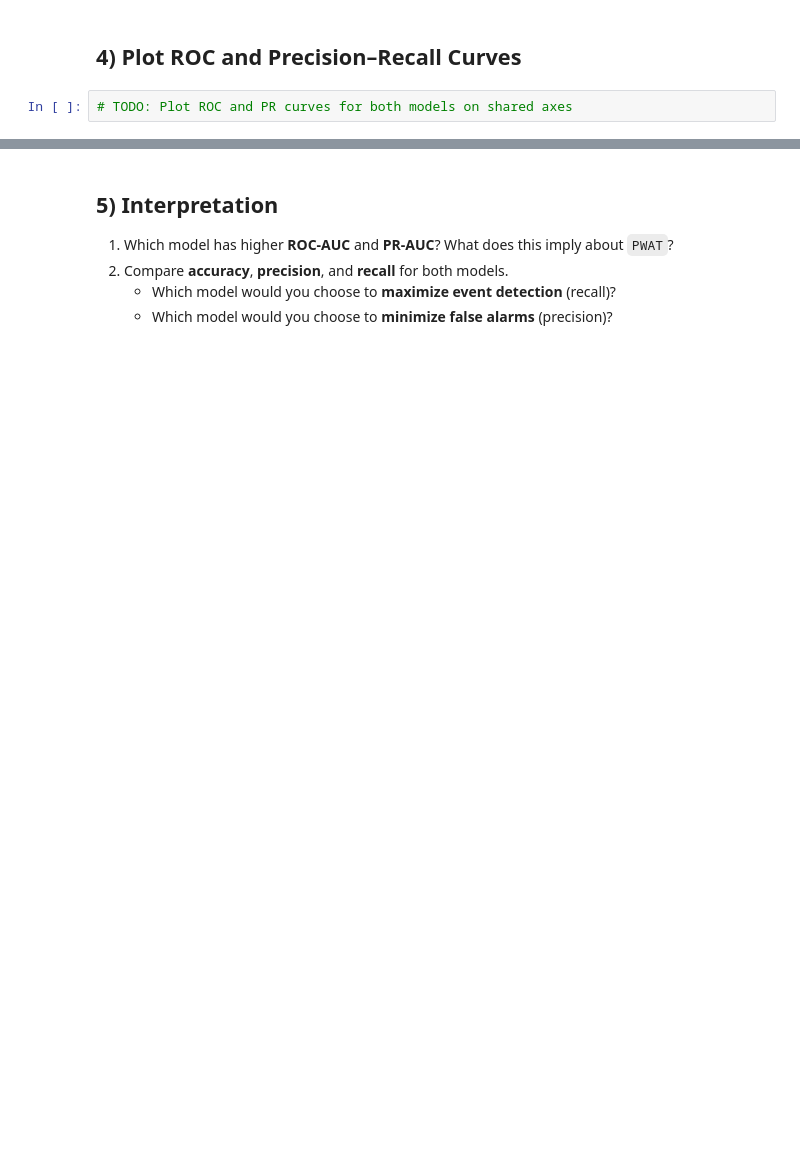
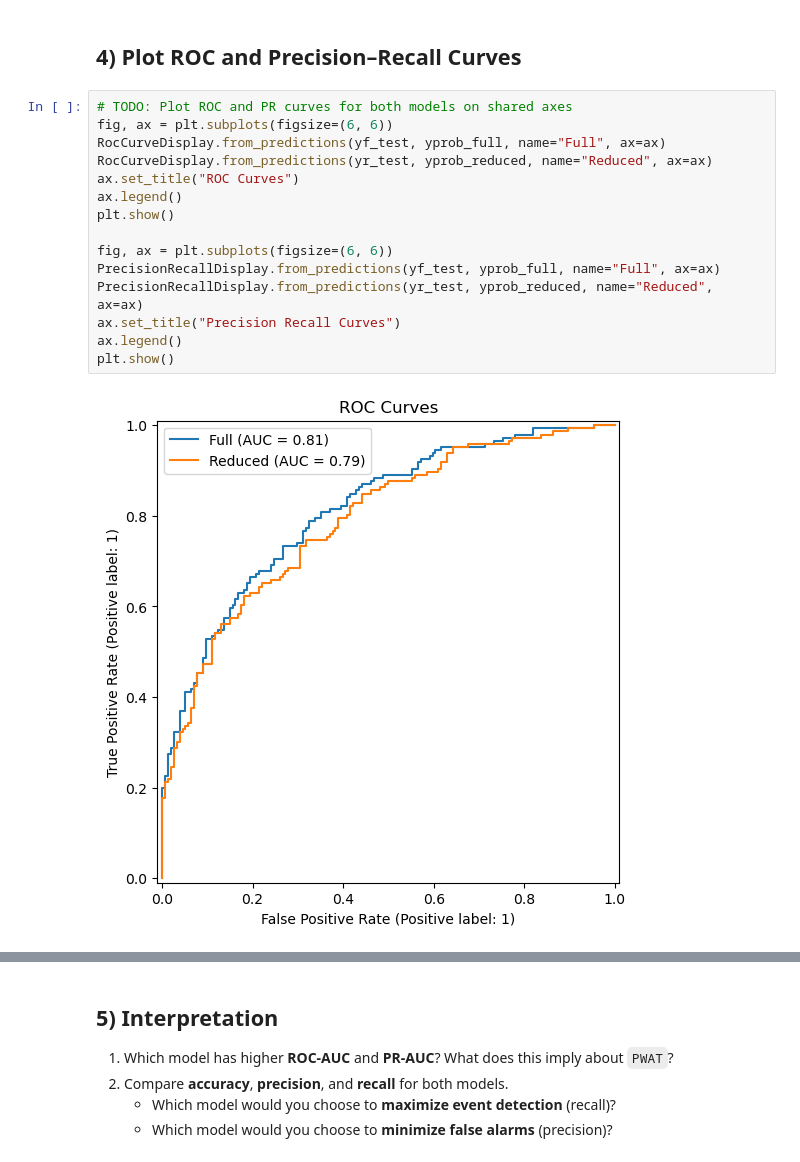
Before and after one commit to swnesbitt/ATMS-523-Module-5-Checkin, a Jupyter notebook: notebooks/LogReg_Compare_Models.ipynb, the cells around one changed output, grey strips where cells are left out. Saved outputs shown, nothing was run; the diff lists cells and outputs as text; blank space fills up the shorter version.

```diff
--- a/notebooks/LogReg_Compare_Models.ipynb
+++ b/notebooks/LogReg_Compare_Models.ipynb
@@ -83,3 +111,18 @@ ypred_reduced = (yprob_reduced >= thr).astype(int)
 ## 4) Plot ROC and Precision–Recall Curves
 # %%
 # TODO: Plot ROC and PR curves for both models on shared axes
+fig, ax = plt.subplots(figsize=(6, 6))
+RocCurveDisplay.from_predictions(yf_test, yprob_full, name="Full", ax=ax)
+RocCurveDisplay.from_predictions(yr_test, yprob_reduced, name="Reduced", ax=ax)
+ax.set_title("ROC Curves")
+ax.legend()
+plt.show()
+
+fig, ax = plt.subplots(figsize=(6, 6))
+PrecisionRecallDisplay.from_predictions(yf_test, yprob_full, name="Full", ax=ax)
+PrecisionRecallDisplay.from_predictions(yr_test, yprob_reduced, name="Reduced", ax=ax)
+ax.set_title("Precision Recall Curves")
+ax.legend()
+plt.show()
+# %% [output]
+[figure, added]
```
Also changed, not shown: parts of 6 cells of this notebook.
